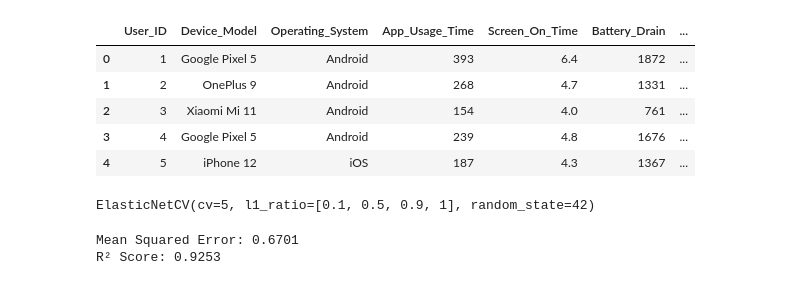
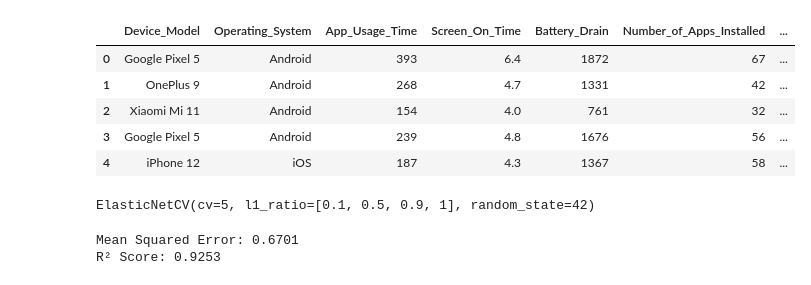
Before and after one commit to 3booooood/Data-science_project, a Jupyter notebook: regression/Notebooks/Elastic_Net(User_Behavior).ipynb, the cells around one changed output. Cells and saved outputs as stored; diff of their text form; code cells hidden in the pictures.

```diff
--- a/regression/Notebooks/Elastic_Net(User_Behavior).ipynb
+++ b/regression/Notebooks/Elastic_Net(User_Behavior).ipynb
@@ -5,15 +5,16 @@ from sklearn.model_selection import train_test_split
 from sklearn.preprocessing import StandardScaler
 from sklearn.metrics import r2_score, mean_squared_error
 # %%
-df = pd.read_csv("user_behavior_dataset.csv")
+df = pd.read_csv("user_behavior_dataset_cleaned.csv")
+df = df.drop(columns=['User_ID'])
 df.head()
 # %% [output]
-|  | User_ID | Device_Model | Operating_System | App_Usage_Time | Screen_On_Time | Battery_Drain | ... |
-| 0 | 1 | Google Pixel 5 | Android | 393 | 6.4 | 1872 | ... |
-| 1 | 2 | OnePlus 9 | Android | 268 | 4.7 | 1331 | ... |
-| 2 | 3 | Xiaomi Mi 11 | Android | 154 | 4.0 | 761 | ... |
-| 3 | 4 | Google Pixel 5 | Android | 239 | 4.8 | 1676 | ... |
-| 4 | 5 | iPhone 12 | iOS | 187 | 4.3 | 1367 | ... |
+|  | Device_Model | Operating_System | App_Usage_Time | Screen_On_Time | Battery_Drain | Number_of_Apps_Installed | ... |
+| 0 | Google Pixel 5 | Android | 393 | 6.4 | 1872 | 67 | ... |
+| 1 | OnePlus 9 | Android | 268 | 4.7 | 1331 | 42 | ... |
+| 2 | Xiaomi Mi 11 | Android | 154 | 4.0 | 761 | 32 | ... |
+| 3 | Google Pixel 5 | Android | 239 | 4.8 | 1676 | 56 | ... |
+| 4 | iPhone 12 | iOS | 187 | 4.3 | 1367 | 58 | ... |
 # %%
 x= df.drop(columns=['Screen_On_Time'])
 y= df['Screen_On_Time']
```
